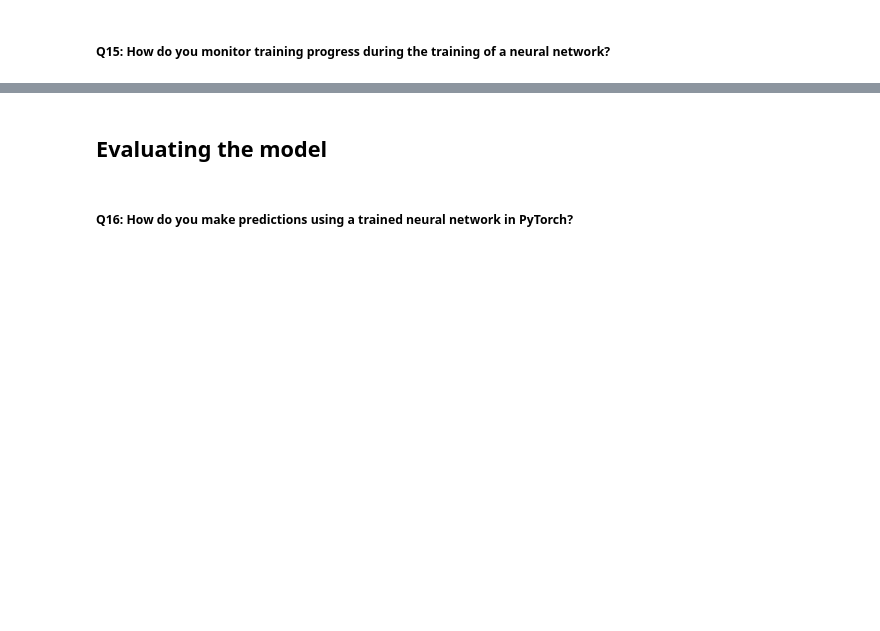
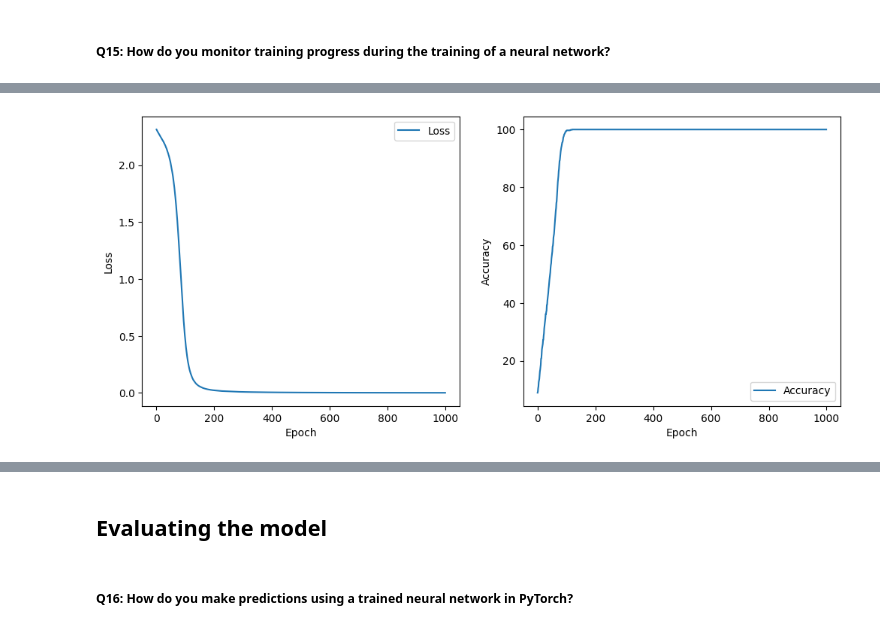
Before and after one commit to fellmir/pyTorchBasis, a Jupyter notebook: 00-basic-examples/example1/01-notebooks/04_neural_network_basics.ipynb, the cells around one changed output, grey strips where cells are left out. Drawn from its saved outputs; the diff is of its cells as text; code cells hidden in the pictures; blank space fills up the shorter version.

```diff
--- a/00-basic-examples/example1/01-notebooks/04_neural_network_basics.ipynb
+++ b/00-basic-examples/example1/01-notebooks/04_neural_network_basics.ipynb
@@ -213,2 +708,30 @@ To prevent overfitting, various regularization techniques can be applied:
 # %% [markdown]
 ##### **Q14: How do you implement batch training in PyTorch?**
+# %%
+# Same as above, but with new dataset:
+input_data = torch.randn(1000, 784)
+target_data = torch.randint(0, 10, (1000,))
+
+dataset = TensorDataset(input_data, target_data)
+data_loader = DataLoader(dataset, batch_size=64, shuffle=True)
+
+model = SimpleNet()
+loss_fn = nn.CrossEntropyLoss()
+optimizer = optim.SGD(model.parameters(), lr=0.01)
+
+num_epochs = 1000
+for epoch in range(num_epochs):
+    for batch_idx, (inputs, targets) in enumerate(data_loader):
+        outputs = model(inputs)
+        loss = loss_fn(outputs, targets)
+
+        optimizer.zero_grad()
+
+        loss.backward()
+
+        optimizer.step()
+
+    if (epoch + 1) % 100 == 0:
+        print(f"Epoch [{epoch+1}/{num_epochs}], Batch {batch_idx}, Loss: {loss.item()}")
+
+print("Training complete.")
@@ -216,0 +800,16 @@ To prevent overfitting, various regularization techniques can be applied:
+# %%
+# Plot loss and accuracy
+plt.figure(figsize=(12, 5))
+plt.subplot(1, 2, 1)
+plt.plot(losses, label='Loss')
+plt.xlabel('Epoch')
+plt.ylabel('Loss')
+plt.legend()
+plt.subplot(1, 2, 2)
+plt.plot(accuracies, label='Accuracy')
+plt.xlabel('Epoch')
+plt.ylabel('Accuracy')
+plt.legend()
+plt.show()
+# %% [output]
+[figure, added]
```
Also changed, not shown: parts of 27 cells of this notebook.
